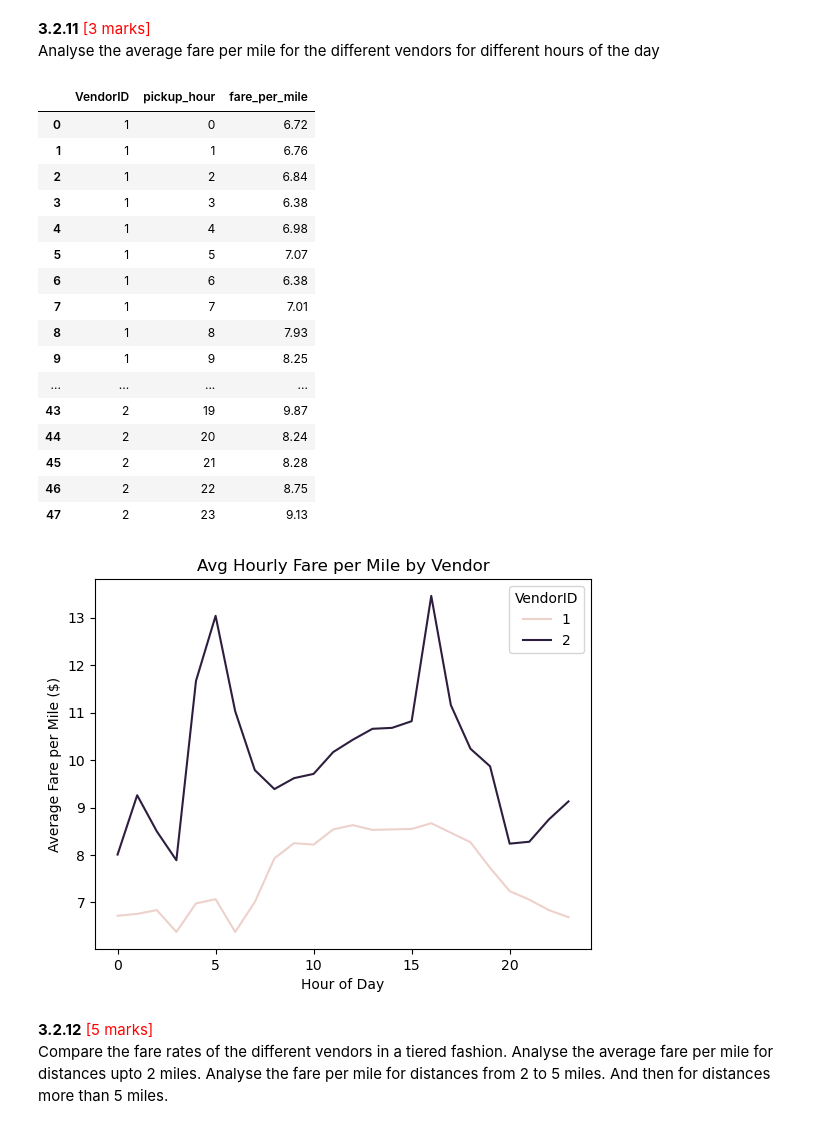
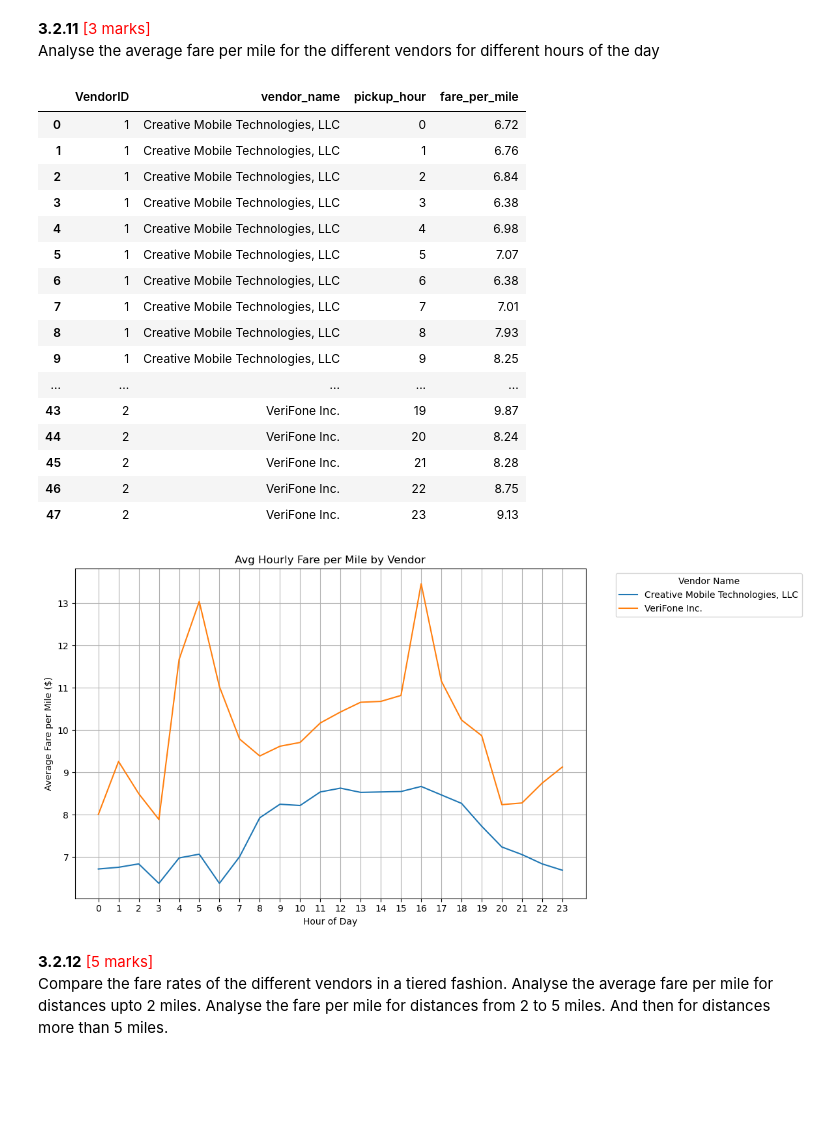
Before and after one commit to mpyar/eda_nyc_taxi, a Jupyter notebook: Analysis/EDA_Assg_NYC_Taxi_Starter.ipynb, the cells around one changed output. Drawn from its saved outputs; the diff is of its cells as text; code cells hidden in the pictures; blank space fills up the shorter version.

```diff
--- a/Analysis/EDA_Assg_NYC_Taxi_Starter.ipynb
+++ b/Analysis/EDA_Assg_NYC_Taxi_Starter.ipynb
@@ -1984,38 +1972,47 @@ plt.show()
 Analyse the average fare per mile for the different vendors for different hours of the day
 # %%
 # Compare fare per mile for different vendors
-avg_fare_vendor_hour = (merged_df.groupby(['VendorID','pickup_hour'])['fare_per_mile'].mean().round(2).reset_index())
+
+#vendor_map = {1: 'Creative Mobile Technologies, LLC', 2: 'VeriFone Inc.'}
+#merged_df['vendor_name'] = merged_df['VendorID'].map(vendor_map)
+
+avg_fare_vendor_hour = (merged_df.groupby(['VendorID','vendor_name','pickup_hour'])['fare_per_mile'].mean().round(2).reset_index())
 avg_fare_vendor_hour
 # %% [output]
-|  | VendorID | pickup_hour | fare_per_mile |
-| 0 | 1 | 0 | 6.72 |
-| 1 | 1 | 1 | 6.76 |
-| 2 | 1 | 2 | 6.84 |
-| 3 | 1 | 3 | 6.38 |
-| 4 | 1 | 4 | 6.98 |
-| 5 | 1 | 5 | 7.07 |
-| 6 | 1 | 6 | 6.38 |
-| 7 | 1 | 7 | 7.01 |
-| 8 | 1 | 8 | 7.93 |
-| 9 | 1 | 9 | 8.25 |
-| ... | ... | ... | ... |
-| 43 | 2 | 19 | 9.87 |
-| 44 | 2 | 20 | 8.24 |
-| 45 | 2 | 21 | 8.28 |
-| 46 | 2 | 22 | 8.75 |
-| 47 | 2 | 23 | 9.13 |
+|  | VendorID | vendor_name | pickup_hour | fare_per_mile |
+| 0 | 1 | Creative Mobile Technologies, LLC | 0 | 6.72 |
+| 1 | 1 | Creative Mobile Technologies, LLC | 1 | 6.76 |
+| 2 | 1 | Creative Mobile Technologies, LLC | 2 | 6.84 |
+| 3 | 1 | Creative Mobile Technologies, LLC | 3 | 6.38 |
+| 4 | 1 | Creative Mobile Technologies, LLC | 4 | 6.98 |
+| 5 | 1 | Creative Mobile Technologies, LLC | 5 | 7.07 |
+| 6 | 1 | Creative Mobile Technologies, LLC | 6 | 6.38 |
+| 7 | 1 | Creative Mobile Technologies, LLC | 7 | 7.01 |
+| 8 | 1 | Creative Mobile Technologies, LLC | 8 | 7.93 |
+| 9 | 1 | Creative Mobile Technologies, LLC | 9 | 8.25 |
+| ... | ... | ... | ... | ... |
+| 43 | 2 | VeriFone Inc. | 19 | 9.87 |
+| 44 | 2 | VeriFone Inc. | 20 | 8.24 |
+| 45 | 2 | VeriFone Inc. | 21 | 8.28 |
+| 46 | 2 | VeriFone Inc. | 22 | 8.75 |
+| 47 | 2 | VeriFone Inc. | 23 | 9.13 |
 # %%
+plt.figure(figsize=(12,6))
 sns.lineplot(
     data=avg_fare_vendor_hour,
-    x='pickup_hour', y='fare_per_mile', hue='VendorID'
+    x='pickup_hour', y='fare_per_mile', hue='vendor_name'
 )
 
 plt.xlabel("Hour of Day")
 plt.ylabel("Average Fare per Mile ($)")
 plt.title("Avg Hourly Fare per Mile by Vendor")
+plt.legend(title="Vendor Name", bbox_to_anchor=(1.05, 1), loc='upper left')
+plt.xticks(range(0, 24))
+plt.tight_layout()
+plt.grid()
 plt.show()
 # %% [output]
-[figure, old version]
+[figure, new version]
 # %% [markdown]
 **3.2.12** <font color = red>[5 marks]</font> <br>
 Compare the fare rates of the different vendors in a tiered fashion. Analyse the average fare per mile for distances upto 2 miles. Analyse the fare per mile for distances from 2 to 5 miles. And then for distances more than 5 miles.
```
Also changed, not shown: parts of 21 cells of this notebook.
